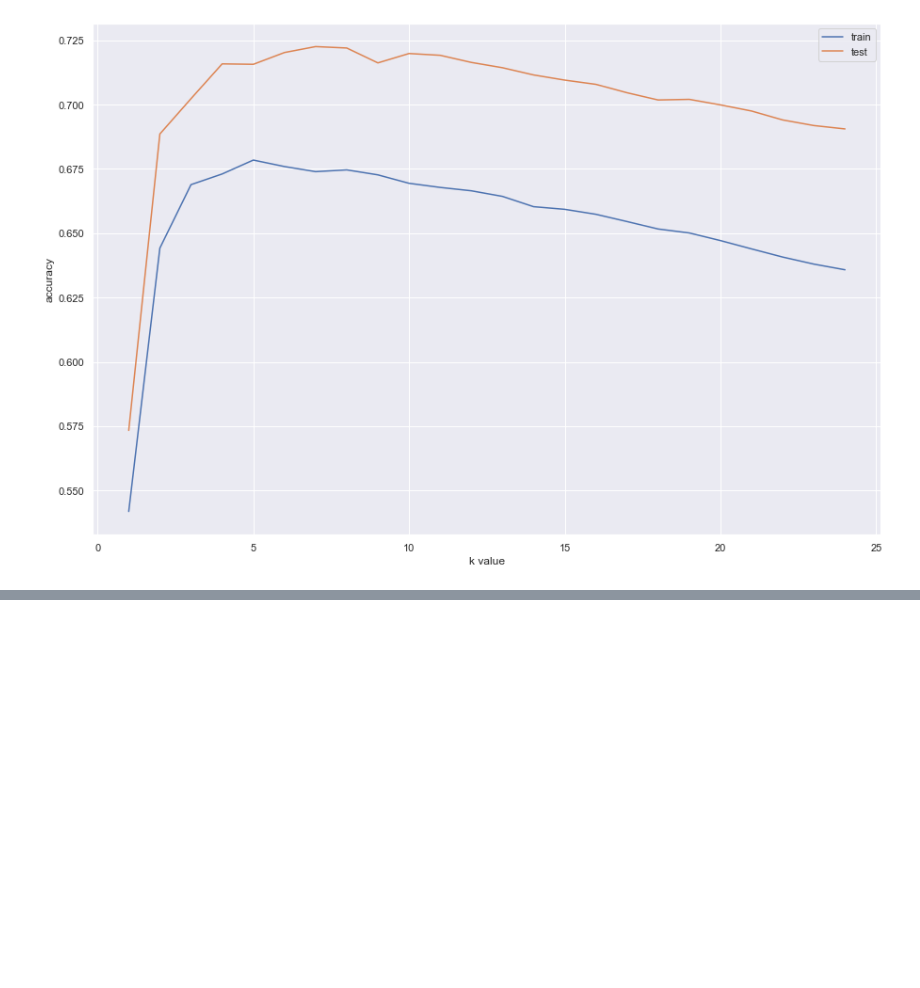
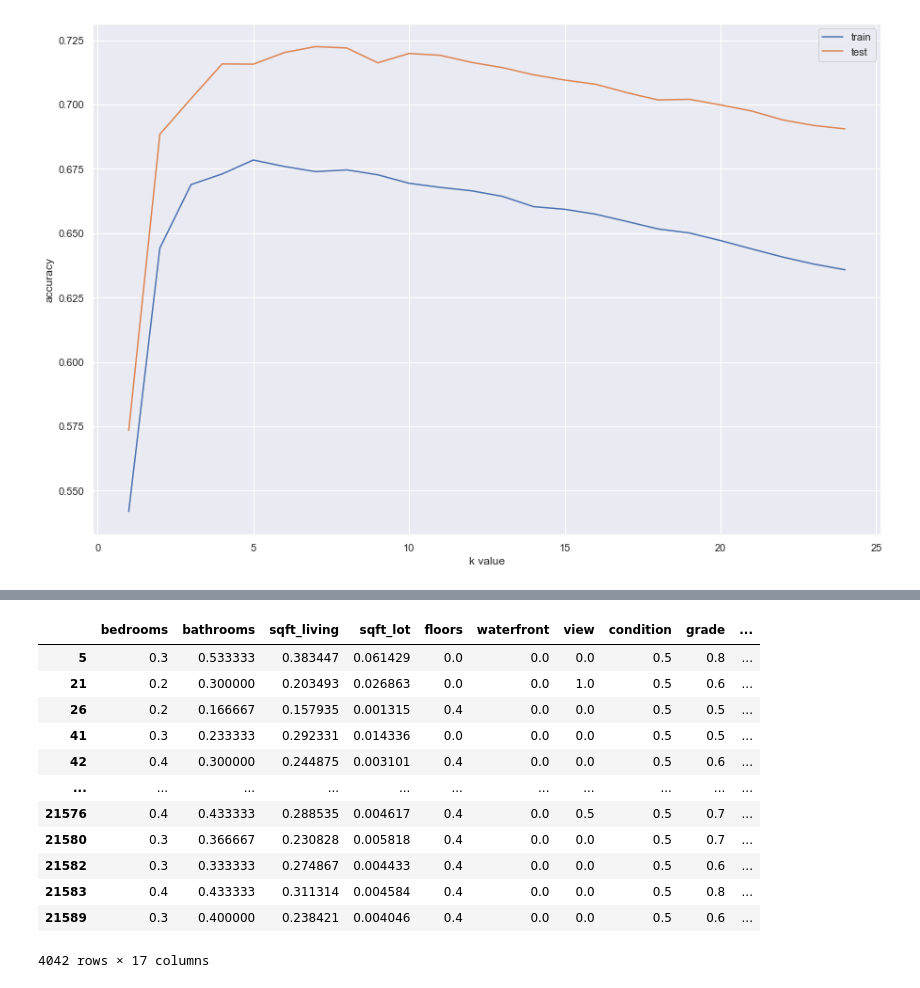
Before and after one commit to LucasTrost/Ironhack-MidBootProject, a Jupyter notebook: Python Notebook/MidBootCampLucasRegression.ipynb, the cells around one changed output, grey strips where cells are left out. Drawn from its saved outputs; the diff is of its cells as text; code cells hidden in the pictures; blank space fills up the shorter version.

```diff
--- a/Python Notebook/MidBootCampLucasRegression.ipynb
+++ b/Python Notebook/MidBootCampLucasRegression.ipynb
@@ -255,3 +249,9 @@ df=(df-df.min())/(df.max()-df.min())
+# %%
+# import and define MinMaxScaler
+from sklearn.preprocessing import MinMaxScaler
+scaler = MinMaxScaler()
+# apply scaler to all columns
+df[df.columns] = scaler.fit_transform(df[df.columns])
 # %%
 df
 # %% [output]
@@ -278,8 +278,8 @@ df
 ### 4.1 Set target label and features
 # %%
 # Set base and LinReg dataframes
-base_df = df
-df_LinReg = df
+base_df = df.copy()
+df_LinReg = df.copy()
 # %%
 # set y
 y_lr = df_LinReg['price']
@@ -736,0 +814,16 @@ plt.legend();
+# %%
+df
+# %% [output]
+|  | bedrooms | bathrooms | sqft_living | sqft_lot | floors | waterfront | view | condition | grade | ... |
+| 5 | 0.3 | 0.533333 | 0.383447 | 0.061429 | 0.0 | 0.0 | 0.0 | 0.5 | 0.8 | ... |
+| 21 | 0.2 | 0.300000 | 0.203493 | 0.026863 | 0.0 | 0.0 | 1.0 | 0.5 | 0.6 | ... |
+| 26 | 0.2 | 0.166667 | 0.157935 | 0.001315 | 0.4 | 0.0 | 0.0 | 0.5 | 0.5 | ... |
+| 41 | 0.3 | 0.233333 | 0.292331 | 0.014336 | 0.0 | 0.0 | 0.0 | 0.5 | 0.5 | ... |
+| 42 | 0.4 | 0.300000 | 0.244875 | 0.003101 | 0.4 | 0.0 | 0.0 | 0.5 | 0.6 | ... |
+| ... | ... | ... | ... | ... | ... | ... | ... | ... | ... | ... |
+| 21576 | 0.4 | 0.433333 | 0.288535 | 0.004617 | 0.4 | 0.0 | 0.5 | 0.5 | 0.7 | ... |
+| 21580 | 0.3 | 0.366667 | 0.230828 | 0.005818 | 0.4 | 0.0 | 0.0 | 0.5 | 0.7 | ... |
+| 21582 | 0.3 | 0.333333 | 0.274867 | 0.004433 | 0.4 | 0.0 | 0.0 | 0.5 | 0.6 | ... |
+| 21583 | 0.4 | 0.433333 | 0.311314 | 0.004584 | 0.4 | 0.0 | 0.0 | 0.5 | 0.8 | ... |
+| 21589 | 0.3 | 0.400000 | 0.238421 | 0.004046 | 0.4 | 0.0 | 0.0 | 0.5 | 0.6 | ... |
+4042 rows × 17 columns
```
Also changed, not shown: parts of 59 cells of this notebook.
